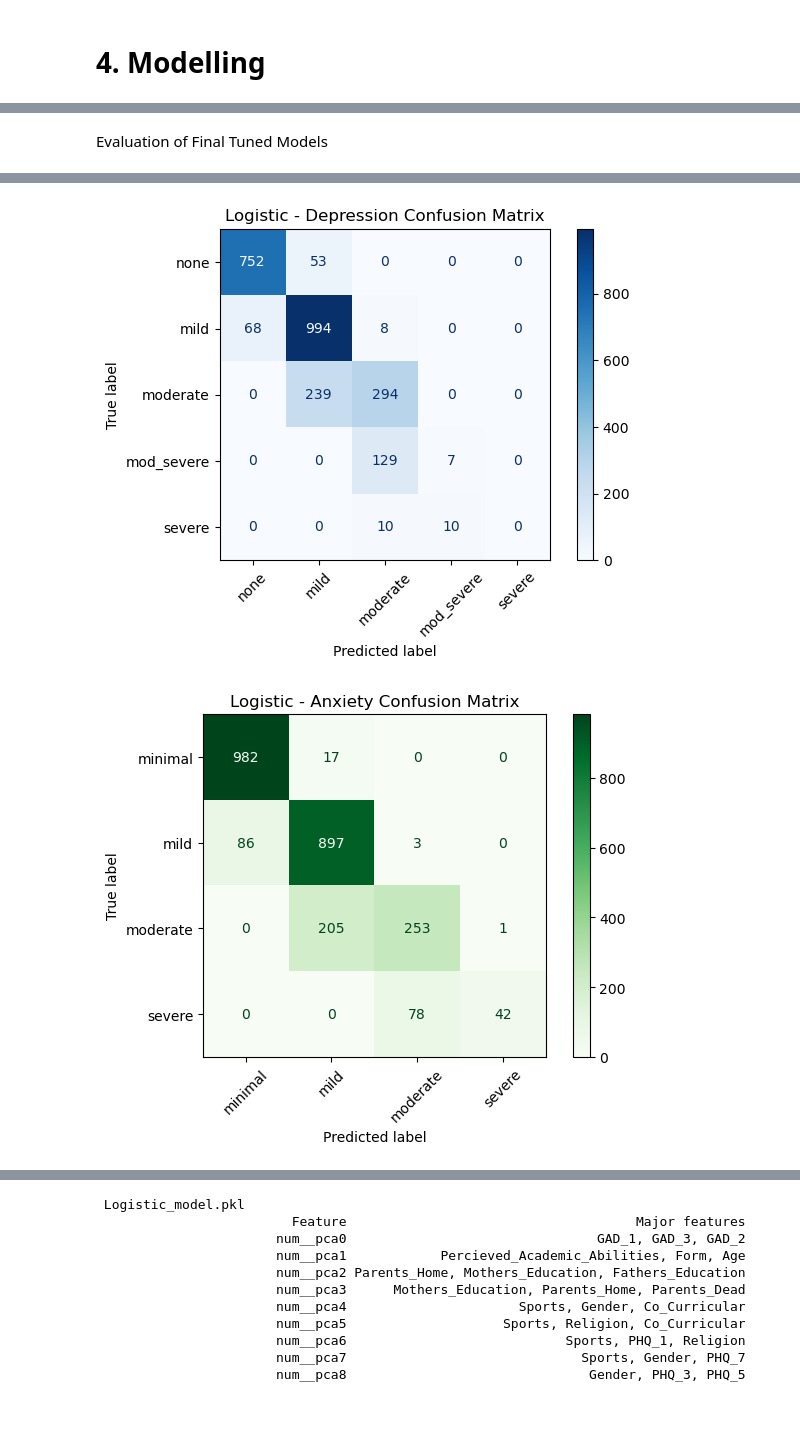
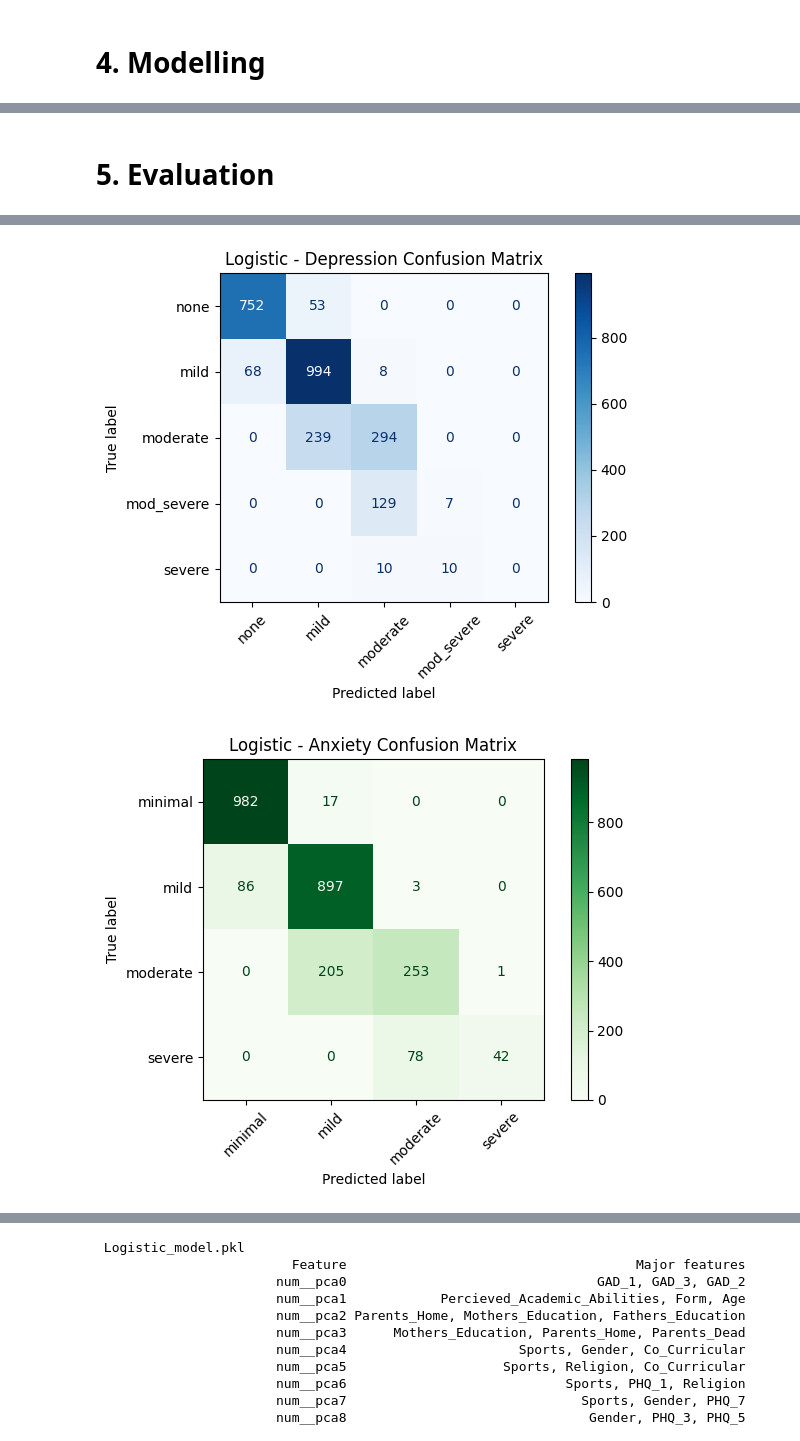
Before and after one commit to r0sh1ddy/Depression-Anxiety-predictor-for-High-School-Students-in-Kenya, a Jupyter notebook: index.ipynb, the cells around one changed output, grey strips where cells are left out. Drawn from its saved outputs; the diff is of its cells as text; code cells hidden in the pictures; blank space fills up the shorter version.

Commit message:
updating Evaluation

```diff
--- a/index.ipynb
+++ b/index.ipynb
@@ -1239,7 +1238,7 @@ params = {
     }
 }
 # %% [markdown]
-Evaluation of Final Tuned Models
+# 5. Evaluation
 # %%
 import matplotlib.pyplot as plt
 import seaborn as sns
@@ -1254,7 +1253,7 @@ import pickle
 
 # Custom scorer for multi-output classification
 def multioutput_accuracy(y_true, y_pred):
-    """Calculate average accuracy across all outputs"""
+    #Calculate average accuracy across all outputs
     # Convert to numpy array if DataFrame
     if hasattr(y_true, 'values'):
         y_true = y_true.values
@@ -1374,35 +1373,35 @@ joblib.dump(results, "model_metrics.pkl")
 print("\nModel metrics saved to model_metrics.pkl")
 
 print("\nModel Comparison Summary:")
 for name, res in results.items():
     print(f"\n{name}:")
     for target, acc in res['test_accuracy_per_target'].items():
         print(f" {target} Test Accuracy: {acc:.3f}")
     for target, rec in res['test_recall_per_target'].items():
         print(f" {target} Recall: {rec:.3f}")
     print(f"Average Test Accuracy: {res['average_test_accuracy']:.3f}")
     print(f"Average Recall: {res['average_recall']:.3f}")
     print(f"Average Validation Accuracy: {res['average_validation_accuracy']:.3f}")
 # %% [output]
 Training Logistic with GridSearchCV
 Fitting 3 folds for each of 1 candidates, totalling 3 fits
 Best parameters for Logistic: {'clf__estimator__C': 0.1, 'clf__estimator__penalty': 'l2', 'clf__estimator__solver': 'liblinear'}
 Best CV accuracy for Logistic: 0.8183
 Is_Depressed Recall: 0.4932
 Has_anxiety Recall: 0.6985
 Average Recall: 0.5959
 Is_Depressed Accuracy: 0.7984
 Has_anxiety Accuracy: 0.8479
 Average Accuracy: 0.8231
 Validation Average Accuracy: 0.8283
 
 ... (21 lines left out)
 
     accuracy                          0.848      2564
    macro avg      0.864     0.698     0.739      2564
 weighted avg      0.848     0.848     0.836      2564
-[figure, old version]
+[figure, new version]
-[figure, old version]
+[figure, new version]
 Training RandomForest with GridSearchCV
 Fitting 3 folds for each of 1 candidates, totalling 3 fits
 Best parameters for RandomForest: {'clf__estimator__max_depth': None, 'clf__estimator__min_samples_split': 2, 'clf__estimator__n_estimators': 100}
```
Also changed, not shown: parts of 31 cells of this notebook, 22 other files.
